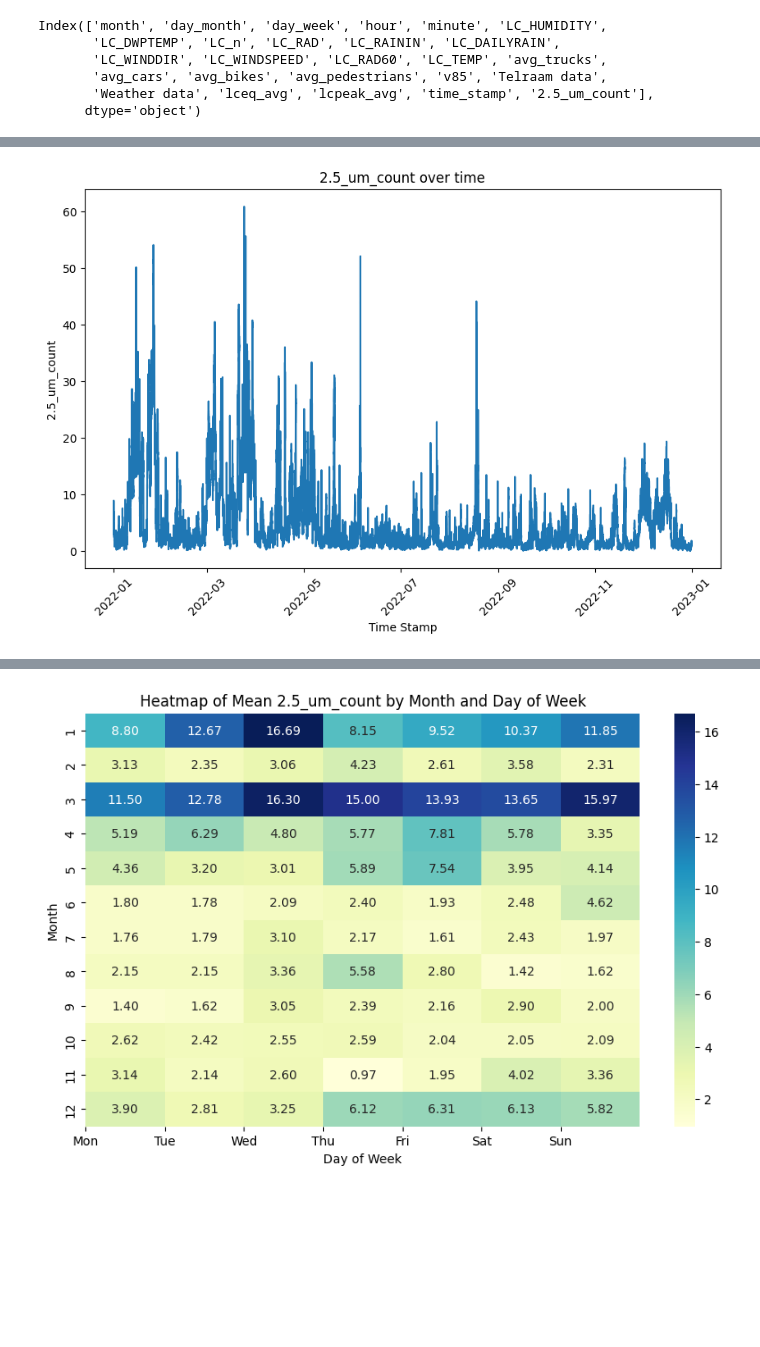
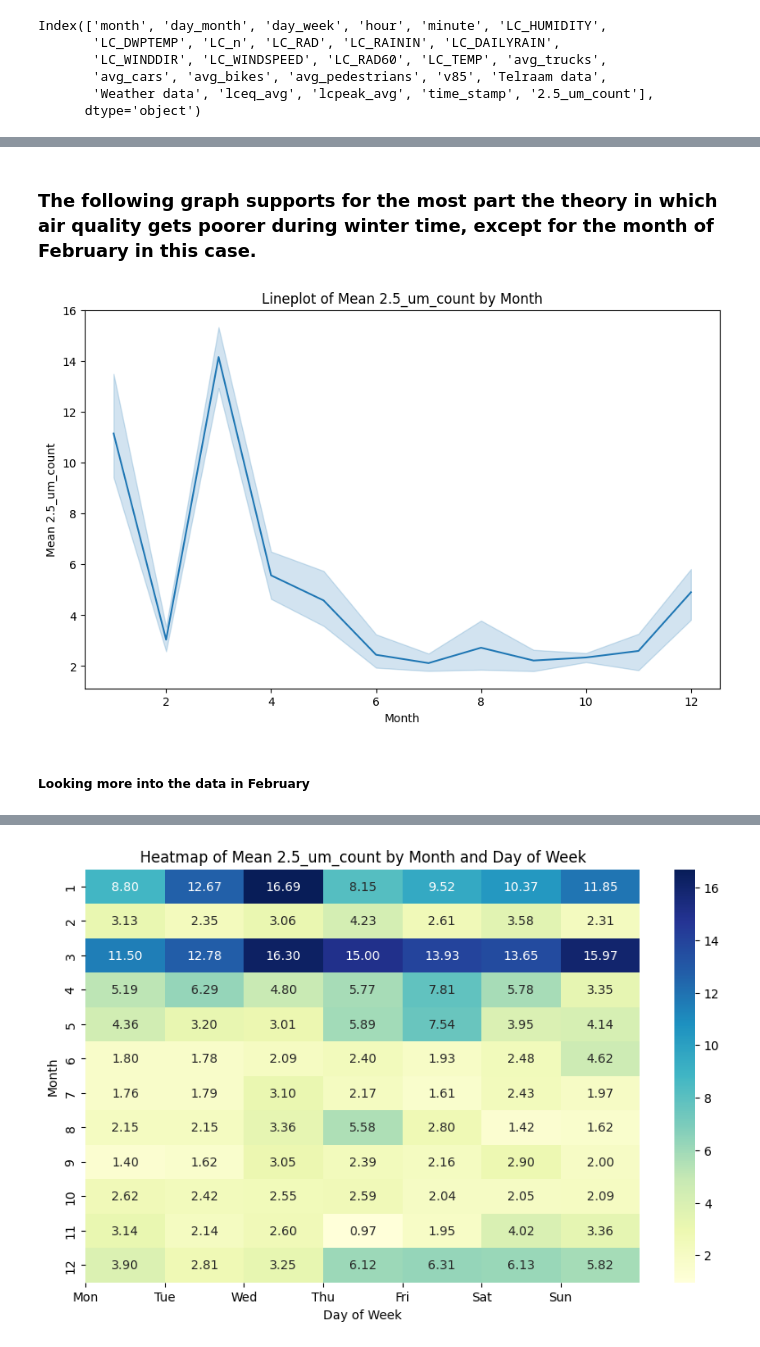
Before and after one commit to vavald/MDA_Switzerland, a Jupyter notebook: Jad (Dataviz + Models)/airquality.ipynb, the cells around one changed output, grey strips where cells are left out. Cells and saved outputs as stored; diff of their text form; code cells hidden in the pictures; blank space fills up the shorter version.

```diff
--- a/Jad (Dataviz + Models)/airquality.ipynb
+++ b/Jad (Dataviz + Models)/airquality.ipynb
@@ -130,10 +119,14 @@ Name: 2.5_um_count, dtype: float64
+# %% [markdown]
+### The following graph supports for the most part the theory in which air quality gets poorer during winter time, except for the month of February in this case.
 # %%
+# 2.5_um_count vs. month
 plt.figure(figsize=(10, 6))
-plt.plot(airquality["time_stamp"], airquality["2.5_um_count"])
-plt.xlabel("Time Stamp")
-plt.ylabel("2.5_um_count")
-plt.title("2.5_um_count over time")
-plt.xticks(rotation=45)
+sns.lineplot(x='month', y='2.5_um_count', data=grouped_df, palette='rainbow')
+plt.xlabel("Month")
+plt.ylabel("Mean 2.5_um_count")
+plt.title("Lineplot of Mean 2.5_um_count by Month")
 plt.show()
 # %% [output]
-[figure, old version]
+[figure, new version]
+# %% [markdown]
+##### Looking more into the data in February
```
Also changed, not shown: parts of 27 cells of this notebook.
